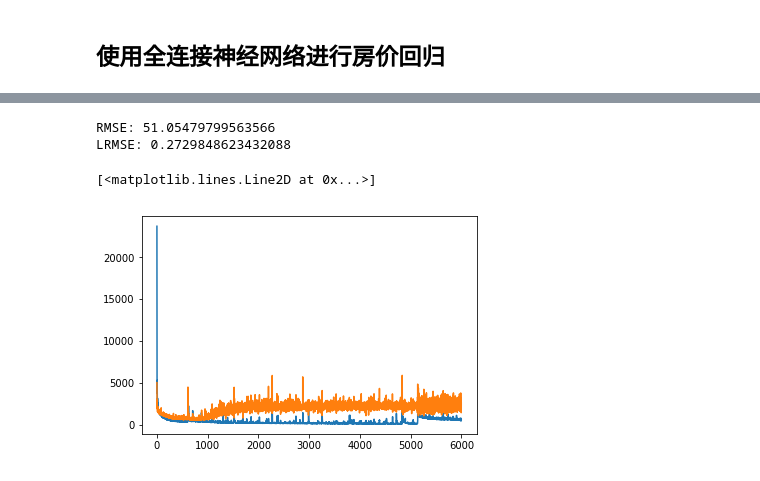
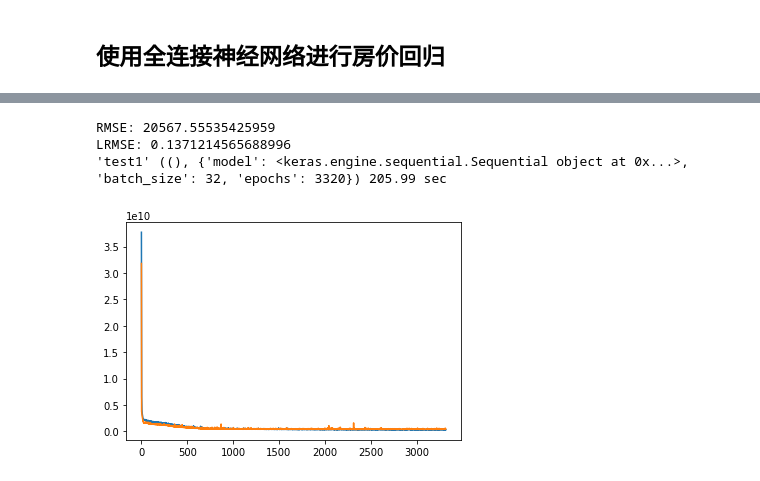
Before and after one commit to lizhicq/AI-course, a Jupyter notebook: 04 - 机器学习实战/ch09 神经网络.ipynb, the cells around one changed output, grey strips where cells are left out. Drawn from its saved outputs; the diff is of its cells as text; code cells hidden in the pictures.

```diff
--- a/04 - 机器学习实战/ch09 神经网络.ipynb
+++ b/04 - 机器学习实战/ch09 神经网络.ipynb
@@ -29,10 +37,9 @@ def create_model():
     model.compile(optimizer='adam',loss='mean_squared_error')
     return model
 # %%
-model = create_model()
-model.summary()
-history=model.fit(X_train,y_train,
-                  epochs=2020,batch_size=32,verbose=0)
-model.summary()
-benchmark1(model, X_test, y_test)
-plt.plot(history.history['loss'])
+@timeit
+def test(model, batch_size, epochs):
+    history=model.fit(X_train,y_train, validation_data=(X_test,y_test), epochs=epochs,batch_size=batch_size,verbose=0)
+    benchmark1(model,X_test,y_test)
+    plt.plot(history.history['loss'])
+    plt.plot(history.history['val_loss'])
@@ -104,15 +45,0 @@ y_train = y_train / 1000
-# %%
-model=create_model()
-y_train
-history=model.fit(X_train,y_train,validation_data=(X_test,y_test),
-                  epochs=6000,batch_size=64,verbose=0)
-
-benchmark1(model,X_test,y_test)
-
-plt.plot(history.history['loss'])
-plt.plot(history.history['val_loss'])
-# %% [output]
-RMSE: 51.05479799563566
-LRMSE: 0.2729848623432088
-[<matplotlib.lines.Line2D at 0x...>]
-[figure, removed]
@@ -133,0 +46,7 @@ for mean, stdev, param in zip(means, stds, params):
+# %%
+test(model=create_model(), batch_size=32, epochs=3320)
+# %% [output]
+RMSE: 20567.55535425959
+LRMSE: 0.1371214565688996
+'test1' ((), {'model': <keras.engine.sequential.Sequential object at 0x...>, 'batch_size': 32, 'epochs': 3320}) 205.99 sec
+[figure, added]
```
Also changed, not shown: parts of 20 cells of this notebook, 15 other files.
